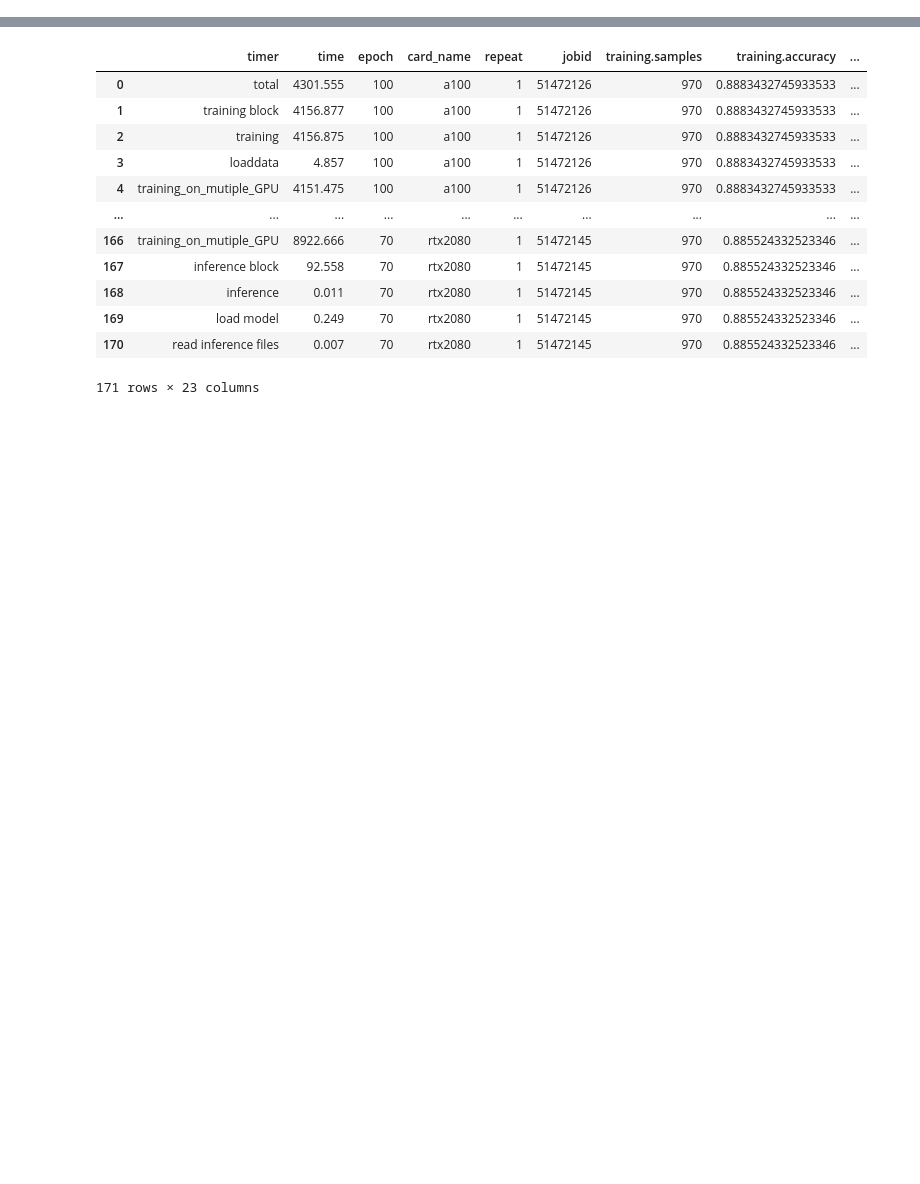
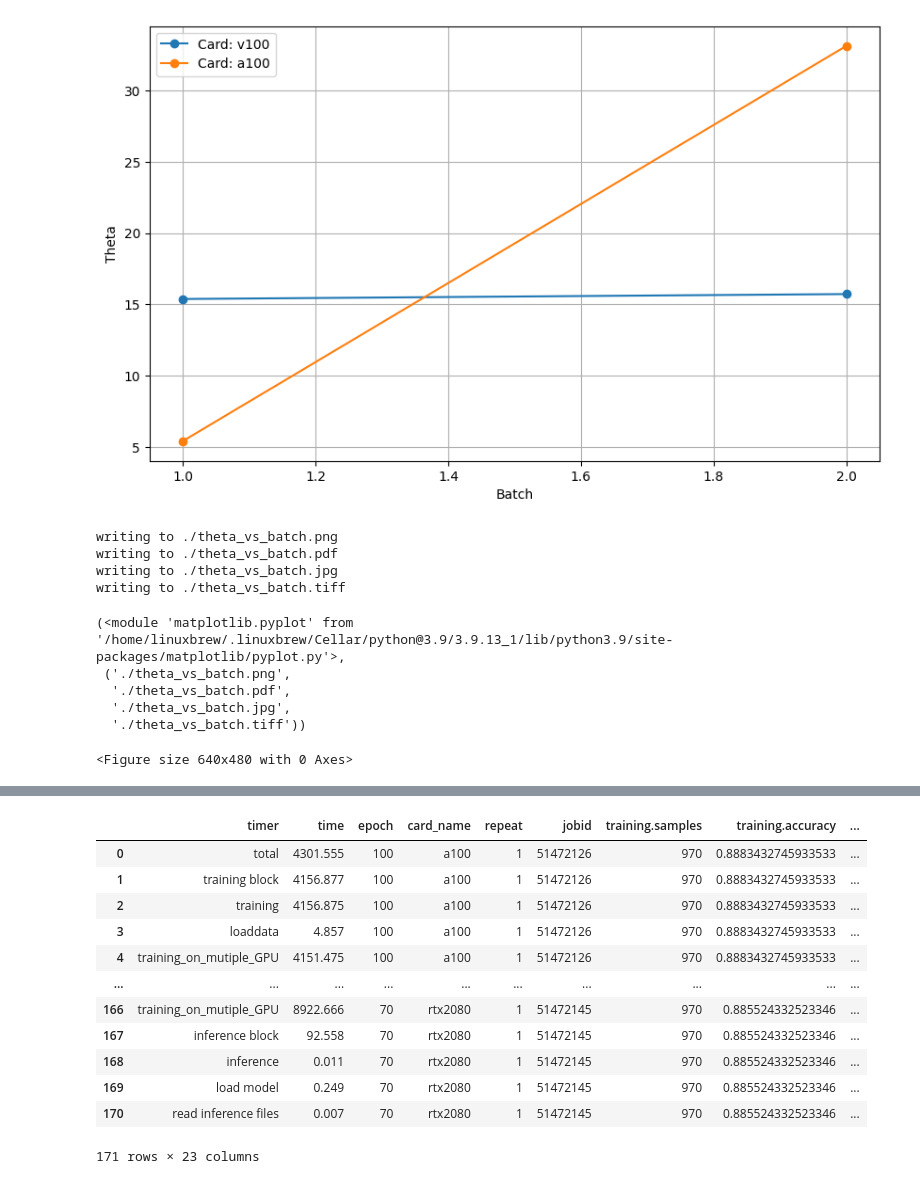
Before and after one commit to laszewsk/deprecated-osmi, a Jupyter notebook: target/rivanna/analysis/analysis-simple.ipynb, the cells around one changed output, grey strips where cells are left out. Saved outputs shown, nothing was run; the diff lists cells and outputs as text; code cells hidden in the pictures; blank space fills up the shorter version.

```diff
--- a/target/rivanna/analysis/analysis-simple.ipynb
+++ b/target/rivanna/analysis/analysis-simple.ipynb
@@ -1,6 +1,7 @@
 # %%
 # Gregor von Laszewski laszewski@gmail.com
 # %%
+%matplotlib inline
 import pandas.errors
 
 from cloudmesh.common.util import readfile
@@ -18,9 +19,11 @@ import json
 import traceback
 from pprint import pprint
 import ast
+import os
 
 # dirname = "data/project.2/*/*.out"
-dirname = "data/project.2/*/*.out"
+print(os.getcwd())
+dirname = "../project-gpu/*/*.out"
 files = glob(dirname)
 
 
@@ -160,0 +94,33 @@ type load
+# %%
+def SAVEFIG(fig, filename, path='.', formats=('png', 'pdf', "jpg", "tiff")):
+    # fileout = f"{local_path}/{filename}".replace("\n", " ").replace(">", " ").replace("<", " ")
+    for my_format in formats:
+        fig.savefig(f"{path}/{filename}.{my_format}", format=my_format, bbox_inches="tight")
+        print (f"writing to {path}/{filename}.{my_format}")
+    return fig, tuple(f'{path}/{filename}.{fmt}' for fmt in formats)
+# %%
+plt.figure(figsize=(10,6))
+
+for card in dataframe['card_name'].unique():
+    subset = dataframe[dataframe['card_name'] == card]
+    plt.plot(subset['batch'], subset['theta'], marker='o', label=f'Card: {card}')
+
+plt.xlabel('Batch')
+plt.ylabel('Theta')
+plt.legend()
+plt.grid(True)
+plt.show()
+
+SAVEFIG(plt, "theta_vs_batch")
+# %% [output]
+[figure, added]
+writing to ./theta_vs_batch.png
+writing to ./theta_vs_batch.pdf
+writing to ./theta_vs_batch.jpg
+writing to ./theta_vs_batch.tiff
+(<module 'matplotlib.pyplot' from '/home/linuxbrew/.linuxbrew/Cellar/python@3.9/3.9.13_1/lib/python3.9/site-packages/matplotlib/pyplot.py'>,
+ ('./theta_vs_batch.png',
+  './theta_vs_batch.pdf',
+  './theta_vs_batch.jpg',
+  './theta_vs_batch.tiff'))
+<Figure size 640x480 with 0 Axes>
```
Also changed, not shown: parts of 5 cells of this notebook, 1 other file.
